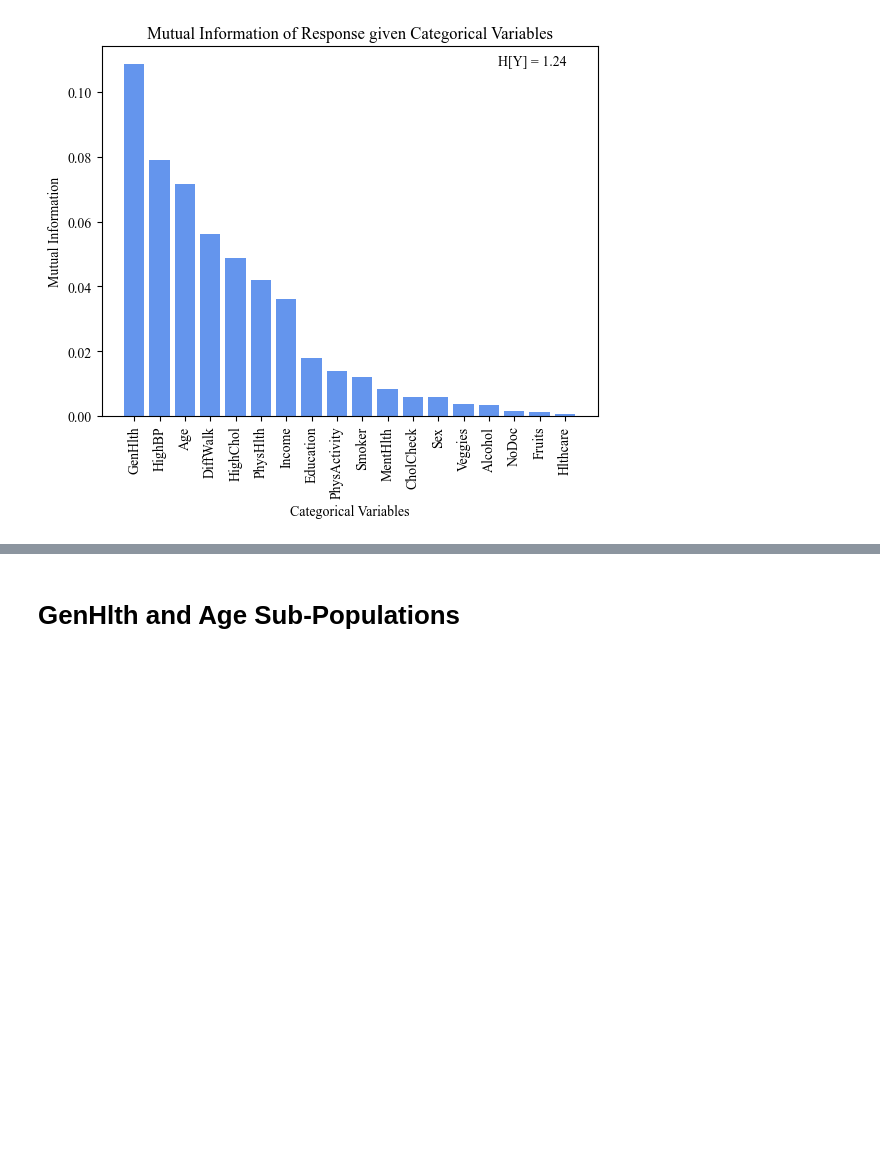
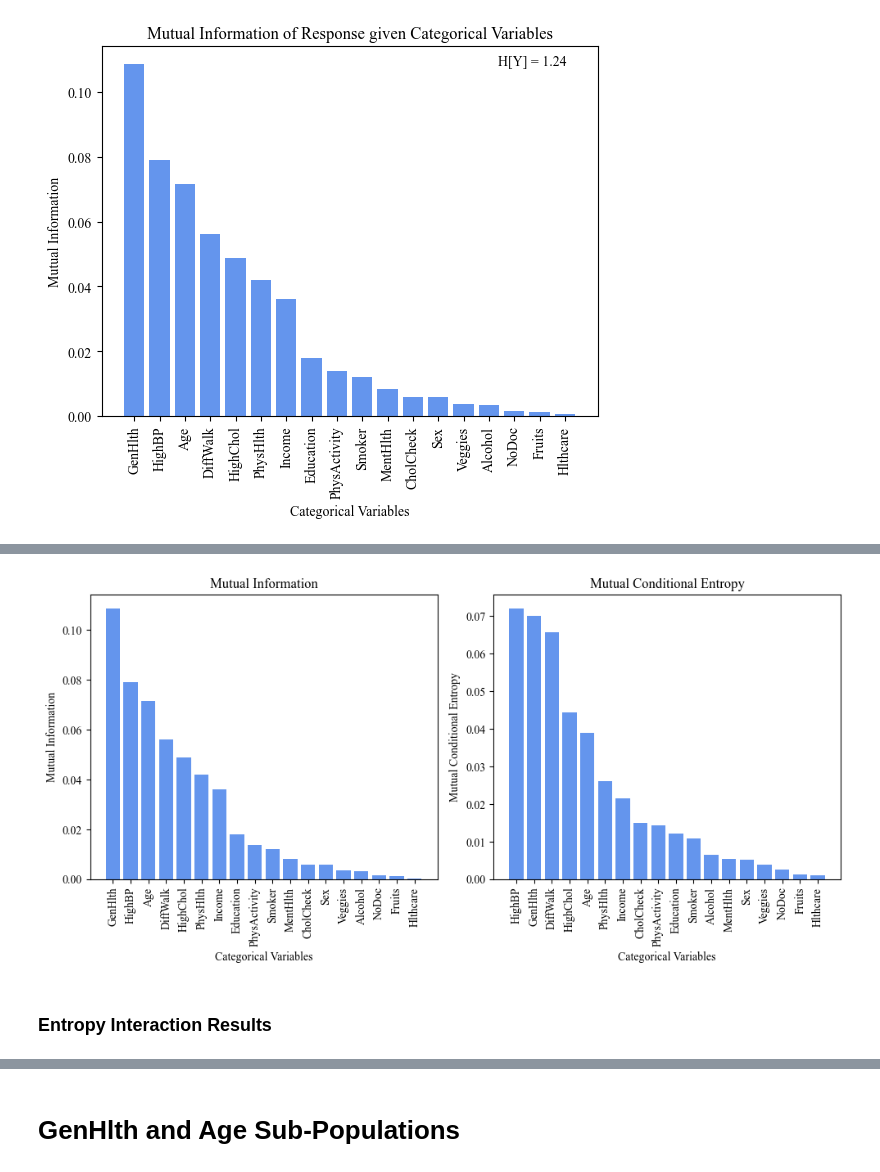
Before and after one commit to CYoung73/STA160-Midterm, a Jupyter notebook: STA160_Entropy_Analysis.ipynb, the cells around one changed output, grey strips where cells are left out. Cells and saved outputs as stored; diff of their text form; code cells hidden in the pictures; blank space fills up the shorter version.

```diff
--- a/STA160_Entropy_Analysis.ipynb
+++ b/STA160_Entropy_Analysis.ipynb
@@ -85,0 +135,12 @@ def cond_entropy(data, y, x):
+# %%
+def mutual_conditional_entropy(data, y, x):
+
+    ce_y = entropy(data, y)
+    ce_x = entropy(data, x)
+
+    ce_y_x = cond_entropy(data, y, x)
+    ce_x_y = cond_entropy(data, x, y)
+
+    mce_y_x = (((ce_y - ce_y_x) / ce_y) + ((ce_x - ce_x_y) / ce_x)) / 2
+
+    return mce_y_x
@@ -119,16 +194,4 @@ plt.annotate(f'H[Y] = {response_entropy:.2f}', xy=(0, 0), xytext=(0.8, 0.95), te
 plt.show()
 # %% [output]
 [figure]
-# %%
-def mutual_conditional_entropy(data, x, y):
-
-    ce_y = entropy(data, y)
-    ce_x = entropy(data, x)
-
-    ce_y_x = cond_entropy(data, y, x)
-    ce_x_y = cond_entropy(data, x, y)
-
-    mce_y_x = (((ce_y - ce_y_x) / ce_y) + ((ce_x - ce_x_y) / ce_x)) / 2
-
-    return mce_y_x
 # %%
@@ -135,0 +209,20 @@ mutual_conditional_entropies = {var: mutual_conditional_entropy(data, var, 'Resp
+# %%
+# side-by-side plots of mutual information and mutual conditional entropy
+fig, ax = plt.subplots(1, 2, figsize=(10, 5))
+ax[0].bar(sorted_mutual_information.keys(), sorted_mutual_information.values(), color = '#6495ed')
+ax[0].set_title('Mutual Information')
+ax[0].set_xlabel('Categorical Variables')
+ax[0].set_ylabel('Mutual Information')
+ax[0].xaxis.set_tick_params(rotation=90)
+
+ax[1].bar(sorted_mutual_conditional_entropies.keys(), sorted_mutual_conditional_entropies.values(), color = '#6495ed')
+ax[1].set_title(f'Mutual Conditional Entropy')
+ax[1].set_xlabel('Categorical Variables')
+ax[1].set_ylabel('Mutual Conditional Entropy')
+ax[1].xaxis.set_tick_params(rotation=90)
+plt.tight_layout()
+plt.show()
+# %% [output]
+[figure, added]
+# %% [markdown]
+### Entropy Interaction Results
```
Also changed, not shown: parts of 22 cells of this notebook, 1 other file.
